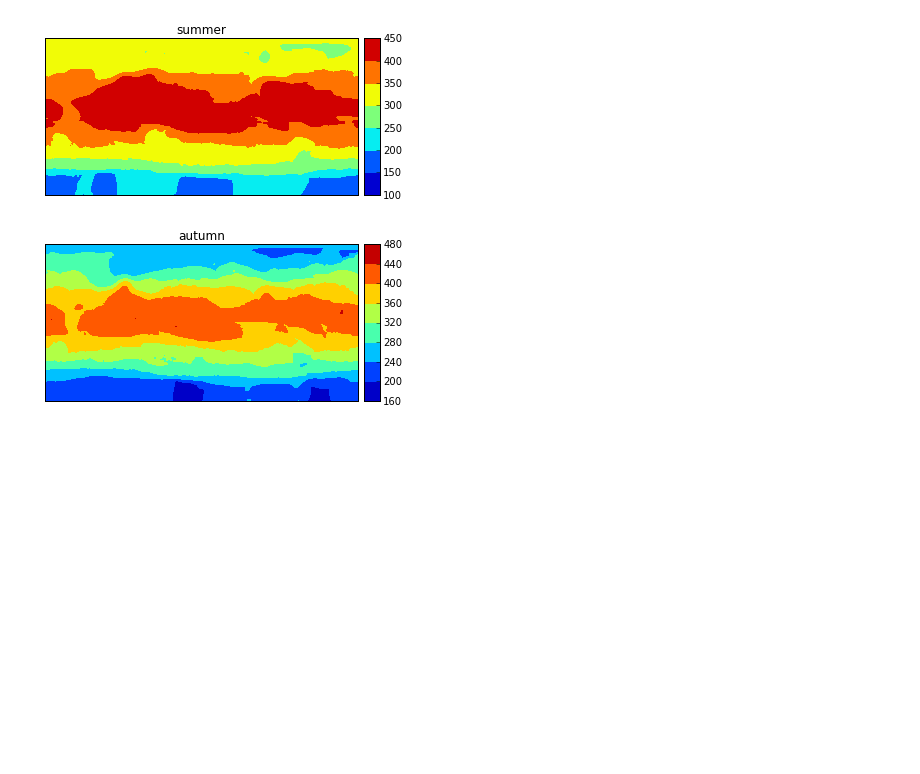
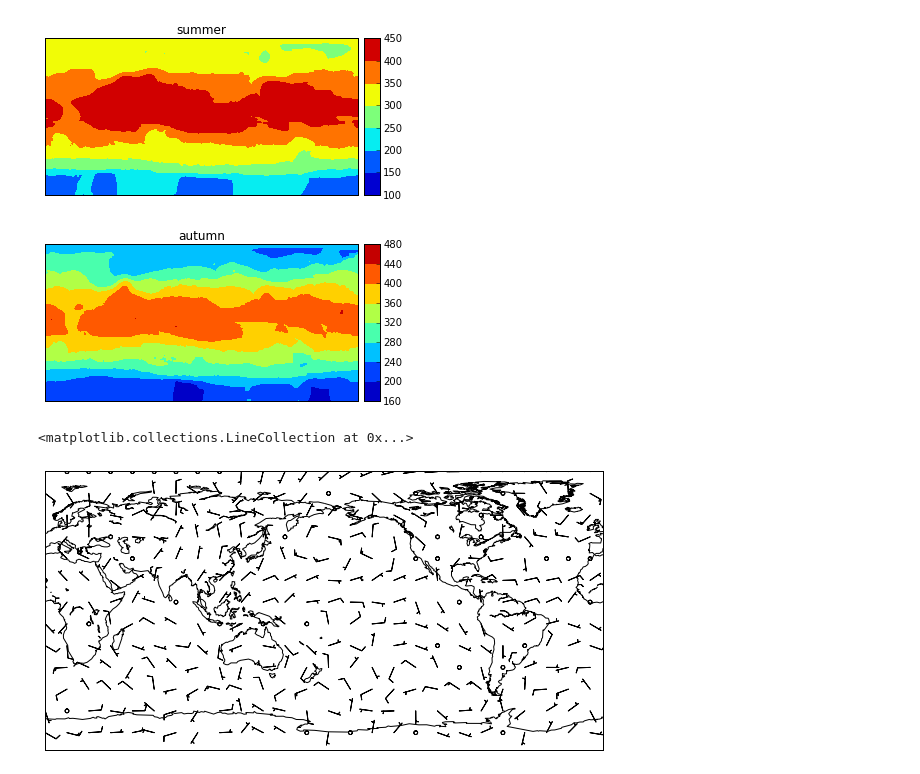
Before and after one commit to guziy/PyNotebooks, a Jupyter notebook: nb_tutorial/seasonal_mean_and_wind_plot.ipynb, the cells around one changed output. Drawn from its saved outputs; the diff is of its cells as text; code cells hidden in the pictures; blank space fills up the shorter version.

Commit message:
Tutorial examples

```diff
--- a/nb_tutorial/seasonal_mean_and_wind_plot.ipynb
+++ b/nb_tutorial/seasonal_mean_and_wind_plot.ipynb
@@ -11,6 +12,6 @@ from IPython.html.widgets import interactive
 # %%
 #read the data from netcdf
-path = "/home/san/tmp/data/drowned_radlw_DFS5.2_y2012.nc"
+path = "/home/huziy/skynet3_rech1/dfs_data_for_cnrcwp_tutorial_3dec_2014/drowned_radlw_DFS5.2_y2012.nc"
 ds = Dataset(path)
 # %%
 ds.variables.keys()
@@ -87,3 +88,36 @@ plot(sm[2], "summer")
 plot(sm[3], "autumn")
 # %% [output]
 [figure]
+# %%
+folder_path = "/home/huziy/skynet3_rech1/dfs_data_for_cnrcwp_tutorial_3dec_2014/"
+
+def get_panel_for_name(vname):
+    file_path = os.path.join(folder_path, "drowned_{}_DFS5.2_y2012.nc".format(vname))
+
+    with Dataset(file_path) as ds1:
+        data = ds1.variables[vname][:5]
+        time_var = ds1.variables["time"]
+        dates = num2date(time_var[:5], time_var.units)
+
+    return pd.Panel(data=data, items=dates, major_axis=range(data.shape[1]), minor_axis=range(data.shape[2]))
+
+
+
+def get_seasonal_mean(vname, season=0):
+    p = get_panel_for_name(vname)
+    sm = p.groupby(lambda d: d.month // 3 if d.month != 12 else 0, axis="items").mean()
+    return sm[season].values
+# %%
+u10 = get_seasonal_mean("u10")
+v10 = get_seasonal_mean("v10")
+# %%
+x, y = b(lons2d, lats2d)
+dens = 20
+plt.figure(figsize=(10, 20))
+#b.streamplot(x[::dens,::dens], y[::dens,::dens], u10[::dens,::dens], v10[::dens,::dens])
+#mesh = b.quiver(x[::dens,::dens], y[::dens,::dens], u10[::dens,::dens], v10[::dens,::dens])
+b.barbs(x[::dens,::dens], y[::dens,::dens], u10[::dens,::dens], v10[::dens,::dens], length=5)
+b.drawcoastlines()
+# %% [output]
+<matplotlib.collections.LineCollection at 0x...>
+[figure, added]
```
Also changed, not shown: parts of 2 cells of this notebook, 1 other file.
